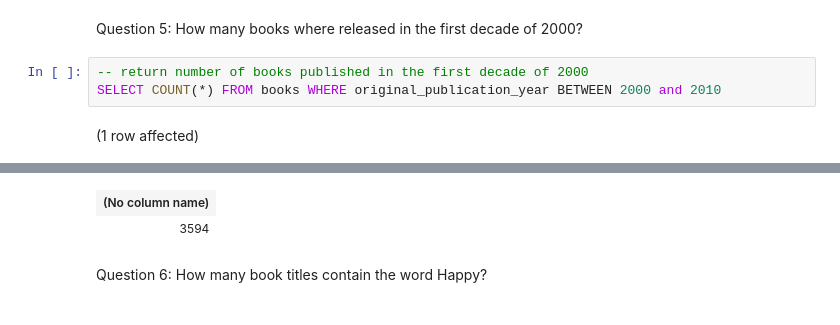
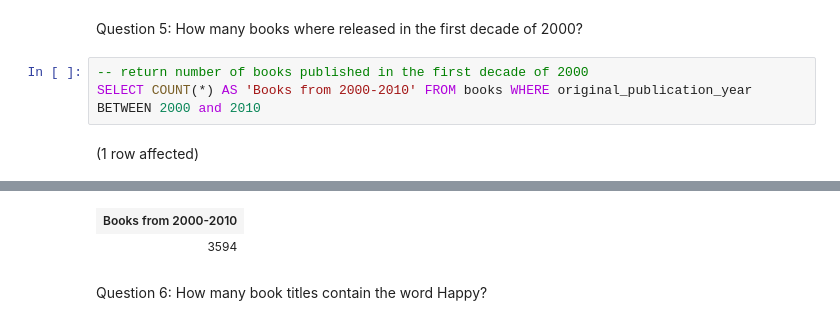
Before and after one commit to hollyhira/Studio-11-SQL-Part-1-Studio, a Jupyter notebook: SQL-Part-1-Studio.ipynb, the cells around one changed output, grey strips where cells are left out. Cells and saved outputs as stored; diff of their text form.

```diff
--- a/SQL-Part-1-Studio.ipynb
+++ b/SQL-Part-1-Studio.ipynb
@@ -127,6 +119,6 @@ Question 4: What is the name of the most popular tag?
 Question 5: How many books where released in the first decade of 2000?
 # %%
 -- return number of books published in the first decade of 2000
-SELECT COUNT(*) FROM books WHERE original_publication_year BETWEEN 2000 and 2010
+SELECT COUNT(*) AS 'Books from 2000-2010' FROM books WHERE original_publication_year BETWEEN 2000 and 2010
 # %% [output]
 (1 row affected)
@@ -134,4 +126,4 @@ Total execution time: 00:00:00.078
-| (No column name) |
+| Books from 2000-2010 |
 | 3594 |
 # %% [markdown]
 Question 6: How many book titles contain the word Happy?
```
Also changed, not shown: parts of 9 cells of this notebook.
